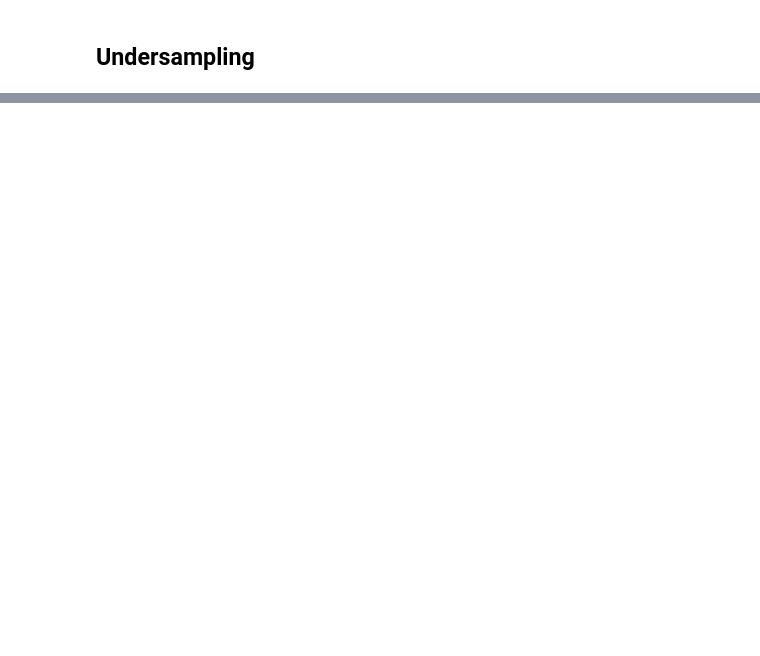
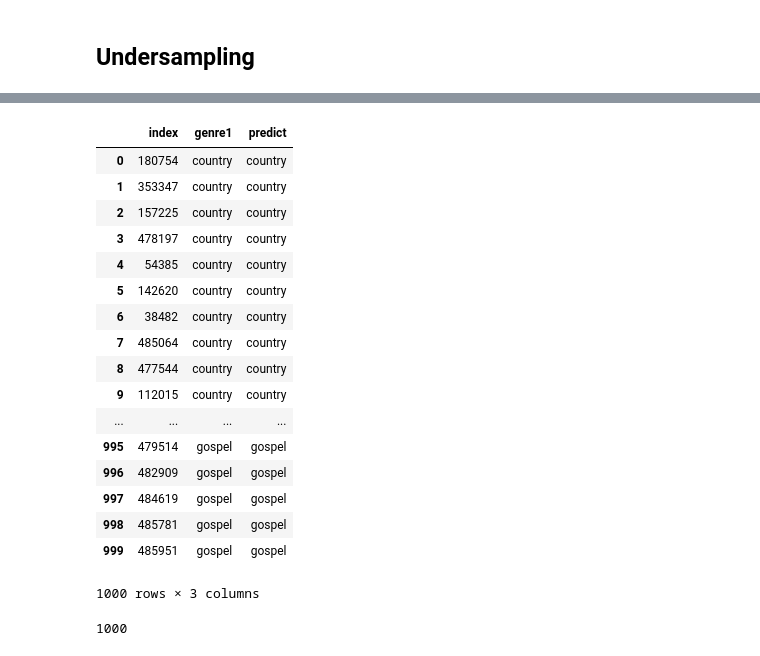
Before and after one commit to RyuuTDF/AcousticBrainz, a Jupyter notebook: SVM.ipynb, the cells around one changed output, grey strips where cells are left out. Cells and saved outputs as stored; diff of their text form; code cells hidden in the pictures; blank space fills up the shorter version.

```diff
--- a/SVM.ipynb
+++ b/SVM.ipynb
@@ -449,0 +692,4 @@ ValueError: setting an array element with a sequence.
+# %%
+test_label = test_label.reset_index()
+#print clf.predict(test_features)
+test_label
@@ -449,0 +719,6 @@ ValueError: setting an array element with a sequence.
+# %%
+predict_value = clf.predict(test_features)
+predict_value = pd.DataFrame(predict_value)
+# %%
+print type(test_label)
+test_label = pd.DataFrame(test_label)
@@ -449,0 +732,4 @@ ValueError: setting an array element with a sequence.
+# %%
+test_result = test_label
+print type(test_result)
+test_result
@@ -449,0 +756,22 @@ ValueError: setting an array element with a sequence.
+# %%
+test_result["predict"] = predict_value
+test_result
+# %% [output]
+|  | index | genre1 | predict |
+| 0 | 180754 | country | country |
+| 1 | 353347 | country | country |
+| 2 | 157225 | country | country |
+| 3 | 478197 | country | country |
+| 4 | 54385 | country | country |
+| 5 | 142620 | country | country |
+| 6 | 38482 | country | country |
+| 7 | 485064 | country | country |
+| 8 | 477544 | country | country |
+| 9 | 112015 | country | country |
+| ... | ... | ... | ... |
+| 995 | 479514 | gospel | gospel |
+| 996 | 482909 | gospel | gospel |
+| 997 | 484619 | gospel | gospel |
+| 998 | 485781 | gospel | gospel |
+| 999 | 485951 | gospel | gospel |
+1000 rows × 3 columns
@@ -449,0 +784,4 @@ ValueError: setting an array element with a sequence.
+# %%
+test_result["checker"].sum()
+# %% [output]
+1000
```
Also changed, not shown: parts of 27 cells of this notebook.
